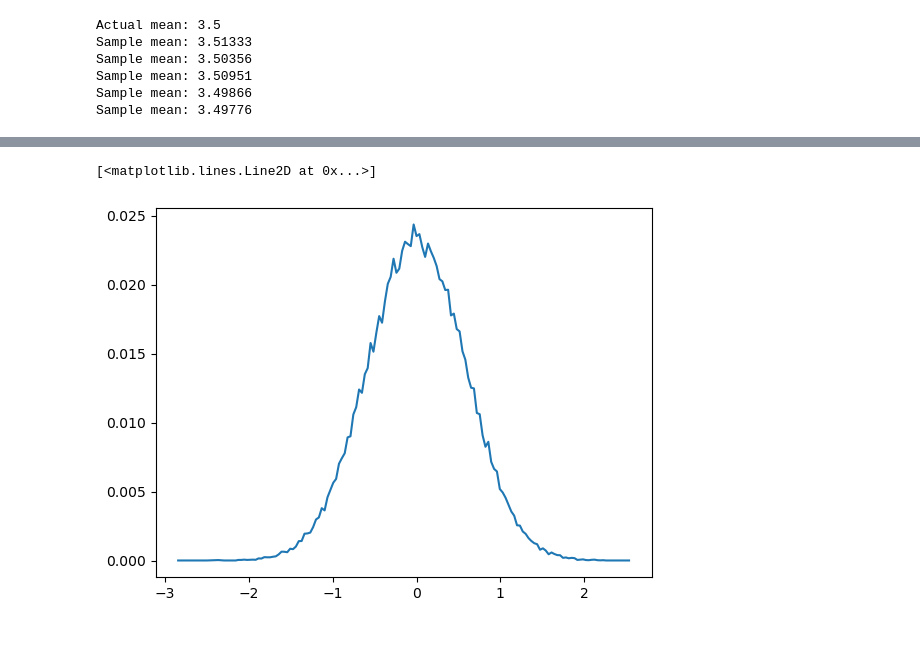
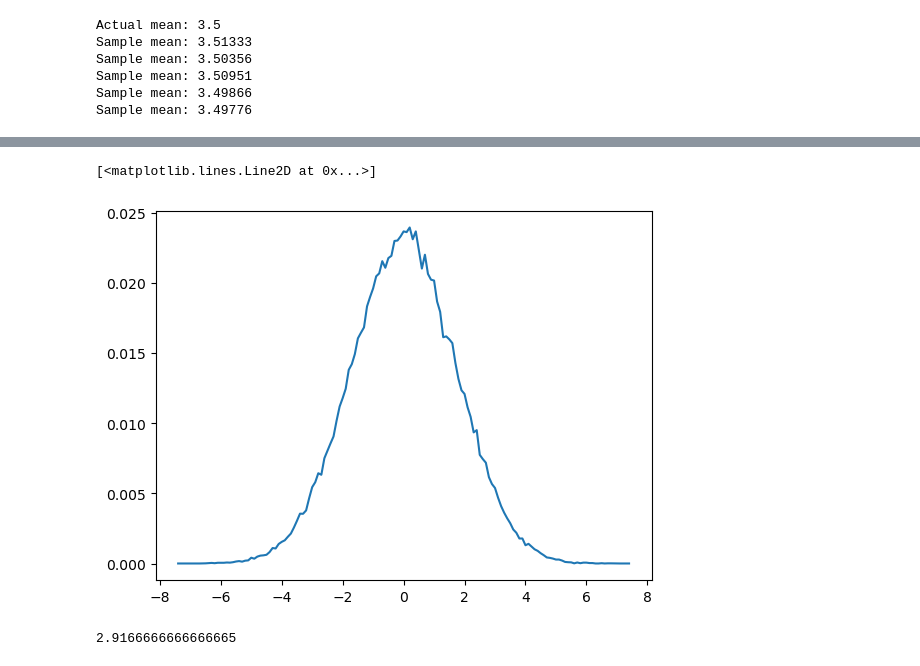
Before and after one commit to mklug/cltDemo, a Jupyter notebook: dice.ipynb, the cells around one changed output, grey strips where cells are left out. Drawn from its saved outputs; the diff is of its cells as text; code cells hidden in the pictures; blank space fills up the shorter version.

```diff
--- a/dice.ipynb
+++ b/dice.ipynb
@@ -47,23 +47,28 @@ for i,n in zip(range(len(n_values)), n_values):
 # %%
 # Simulated verification of CLT.
 
 def unique_values_probabilities(x):
     values, counts = np.unique(x, return_counts=True)
     probs = counts / len(x)
     return values, probs
 
-# sigma = 1/6*((1 - 3.5)**2 + (2 - 3.5)**2 + (3 - 3.5)**2 + (4 - 3.5)**2 + (5 - 3.5)**2 + (6 - 3.5)**2)
-mu, sigma = 3.5, 17.5 / 6
+# sigma2 = 1/6*((1 - 3.5)**2 + (2 - 3.5)**2 + (3 - 3.5)**2 + (4 - 3.5)**2 + (5 - 3.5)**2 + (6 - 3.5)**2)
+mu, sigma = 3.5, math.sqrt(17.5 / 6)
 
 n = 100
 number_samples = 100000
 d_rolls = [dice_roll(n) for i in range(number_samples)]
 sums = [sum(d) for d in d_rolls]
-normalized = [(s -  n*mu) / (sigma * math.sqrt(n)) for s in sums]
+normalized = [(s/n -  mu) * math.sqrt(n) for s in sums]
 
 values, probs = unique_values_probabilities(normalized)
 
 plt.plot(values, probs)
 # %% [output]
 [<matplotlib.lines.Line2D at 0x...>]
-[figure, old version]
+[figure, new version]
+# %%
+var = (36 - 1.0) / 12
+var
+# %% [output]
+2.9166666666666665
```
Also changed, not shown: parts of 1 cell of this notebook, 2 other files.
